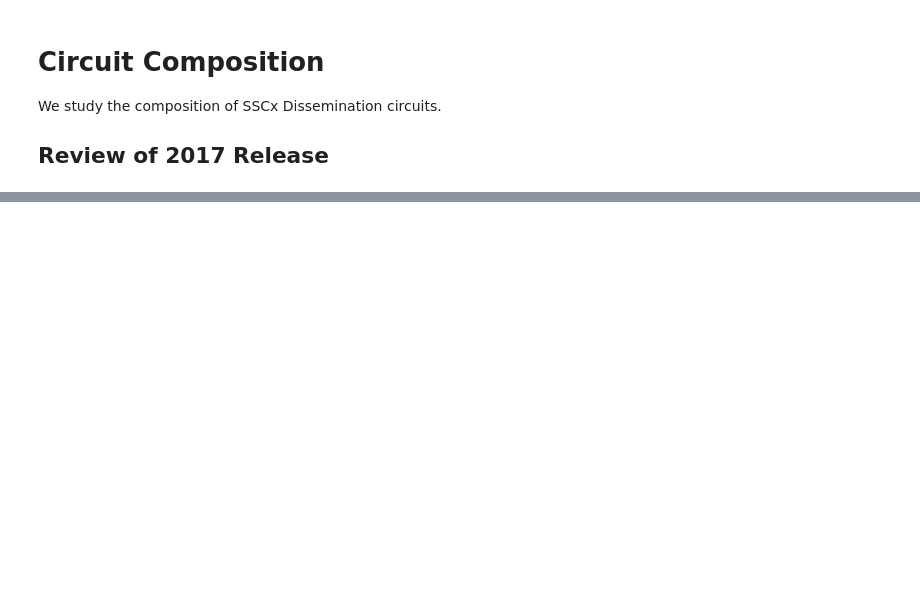
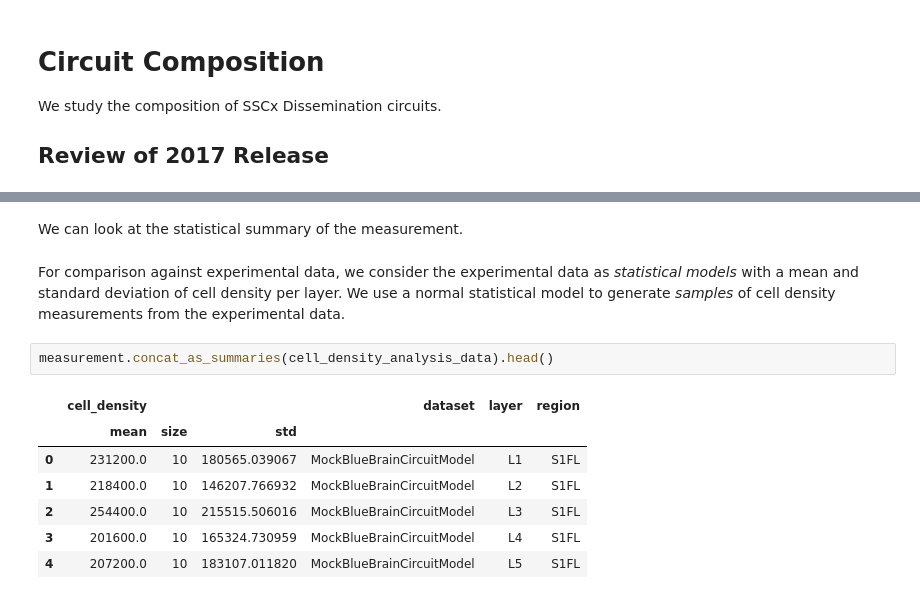
Before and after one commit to BlueBrain/DMT, a Jupyter notebook: v2/neuro_dmt/library/users/visood/sscx_dissemination/circuit_composition.ipynb, the cells around one changed output, grey strips where cells are left out. Drawn from its saved outputs; the diff is of its cells as text; blank space fills up the shorter version.

```diff
--- a/v2/neuro_dmt/library/users/visood/sscx_dissemination/circuit_composition.ipynb
+++ b/v2/neuro_dmt/library/users/visood/sscx_dissemination/circuit_composition.ipynb
@@ -6,0 +250,18 @@ We study the composition of SSCx Dissemination circuits.
+# %% [markdown]
+We can look at the statistical summary of the measurement.
+# %% [markdown]
+For comparison against experimental data,
+we consider the experimental data as *statistical models* with a mean
+and standard deviation of cell density per layer.
+We use a normal statistical model to generate *samples* of cell density
+measurements from the experimental data.
+# %%
+measurement.concat_as_summaries(cell_density_analysis_data).head()
+# %% [output]
+|  | cell_density |  |  | dataset | layer | region |
+|  | mean | size | std |  |  |  |
+| 0 | 231200.0 | 10 | 180565.039067 | MockBlueBrainCircuitModel | L1 | S1FL |
+| 1 | 218400.0 | 10 | 146207.766932 | MockBlueBrainCircuitModel | L2 | S1FL |
+| 2 | 254400.0 | 10 | 215515.506016 | MockBlueBrainCircuitModel | L3 | S1FL |
+| 3 | 201600.0 | 10 | 165324.730959 | MockBlueBrainCircuitModel | L4 | S1FL |
+| 4 | 207200.0 | 10 | 183107.011820 | MockBlueBrainCircuitModel | L5 | S1FL |
```
Also changed, not shown: parts of 43 cells of this notebook, 3 other files.
